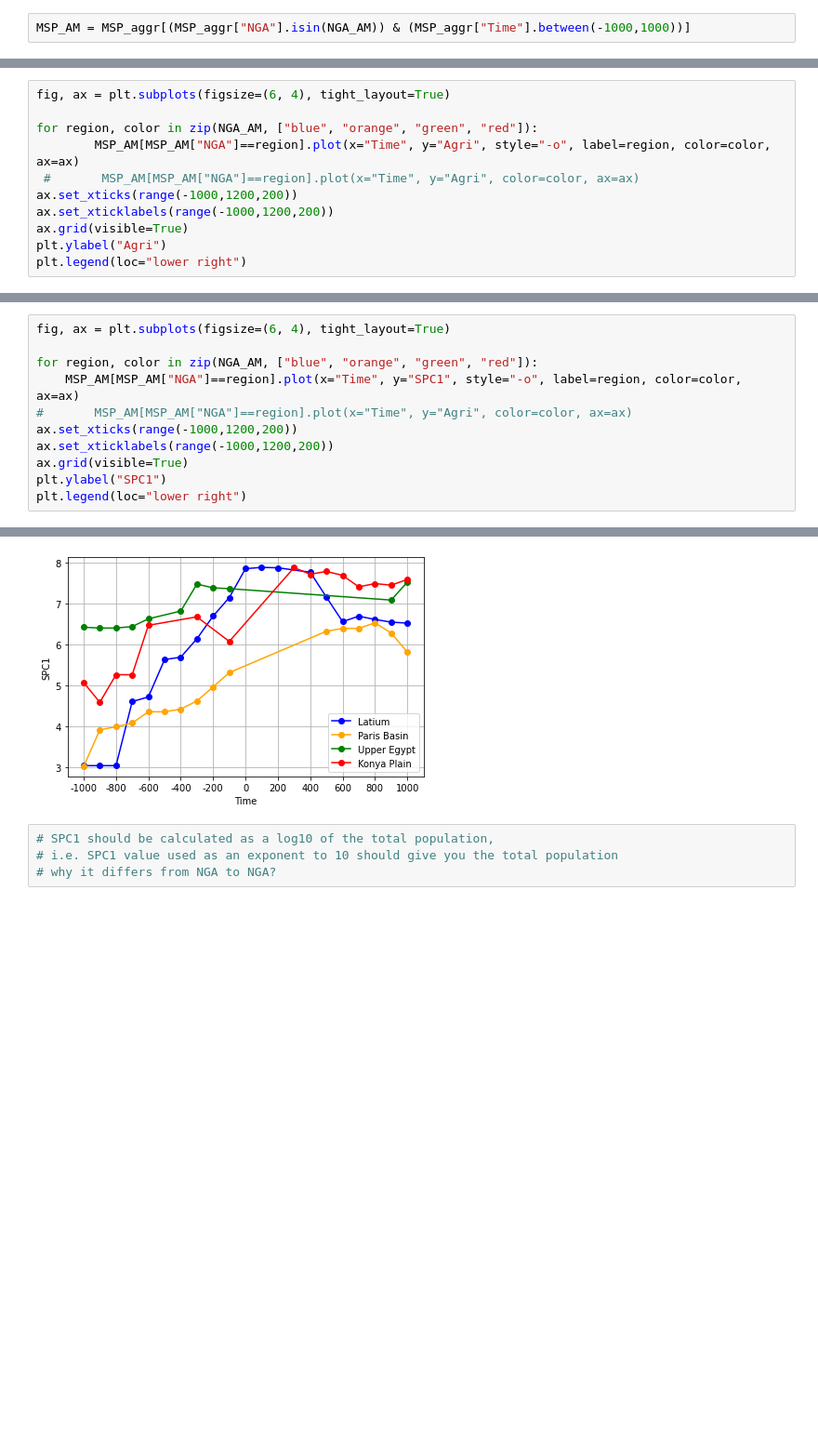
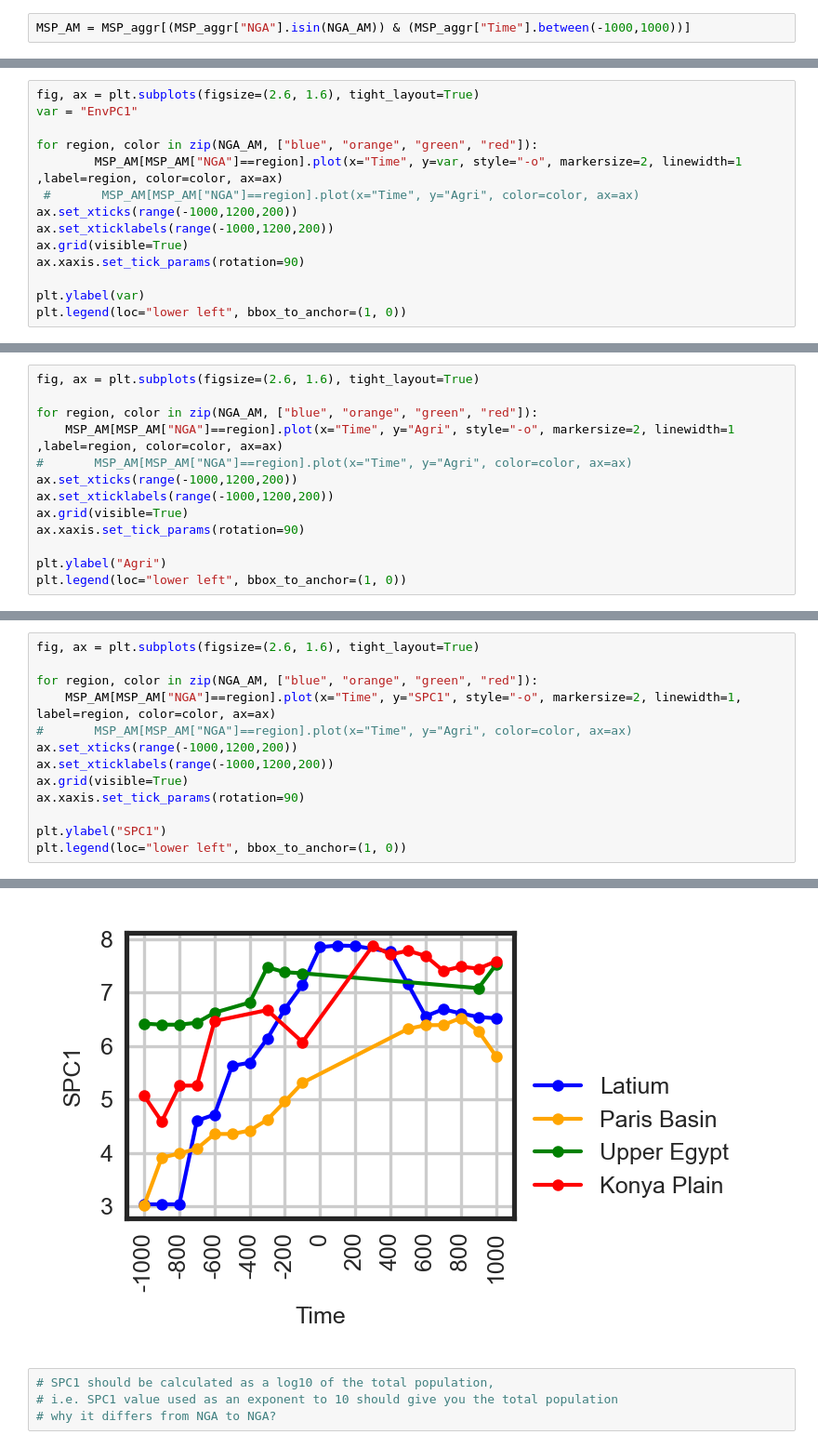
Before and after one commit to kasev/MSRagri, a Jupyter notebook: scripts/analysis.ipynb, the cells around one changed output, grey strips where cells are left out. Shown at 93% size. Saved outputs shown, nothing was run; the diff lists cells and outputs as text; blank space fills up the shorter version.

Commit message:
proxies - first overall figure

```diff
--- a/scripts/analysis.ipynb
+++ b/scripts/analysis.ipynb
@@ -85,0 +114,14 @@ MSP_AM
+# %%
+fig, ax = plt.subplots(figsize=(2.6, 1.6), tight_layout=True)
+var = "EnvPC1"
+
+for region, color in zip(NGA_AM, ["blue", "orange", "green", "red"]):
+        MSP_AM[MSP_AM["NGA"]==region].plot(x="Time", y=var, style="-o", markersize=2, linewidth=1 ,label=region, color=color, ax=ax)
+ #       MSP_AM[MSP_AM["NGA"]==region].plot(x="Time", y="Agri", color=color, ax=ax)
+ax.set_xticks(range(-1000,1200,200))
+ax.set_xticklabels(range(-1000,1200,200))
+ax.grid(visible=True)
+ax.xaxis.set_tick_params(rotation=90)
+
+plt.ylabel(var)
+plt.legend(loc="lower left", bbox_to_anchor=(1, 0))
@@ -86,11 +131,13 @@ MSP_AM
 # %%
-fig, ax = plt.subplots(figsize=(6, 4), tight_layout=True)
+fig, ax = plt.subplots(figsize=(2.6, 1.6), tight_layout=True)
 
 for region, color in zip(NGA_AM, ["blue", "orange", "green", "red"]):
-        MSP_AM[MSP_AM["NGA"]==region].plot(x="Time", y="Agri", style="-o", label=region, color=color, ax=ax)
- #       MSP_AM[MSP_AM["NGA"]==region].plot(x="Time", y="Agri", color=color, ax=ax)
+    MSP_AM[MSP_AM["NGA"]==region].plot(x="Time", y="Agri", style="-o", markersize=2, linewidth=1 ,label=region, color=color, ax=ax)
+#       MSP_AM[MSP_AM["NGA"]==region].plot(x="Time", y="Agri", color=color, ax=ax)
 ax.set_xticks(range(-1000,1200,200))
 ax.set_xticklabels(range(-1000,1200,200))
 ax.grid(visible=True)
+ax.xaxis.set_tick_params(rotation=90)
+
 plt.ylabel("Agri")
-plt.legend(loc="lower right")
+plt.legend(loc="lower left", bbox_to_anchor=(1, 0))
@@ -100,17 +144,19 @@ plt.legend(loc="lower right")
 # %%
-fig, ax = plt.subplots(figsize=(6, 4), tight_layout=True)
+fig, ax = plt.subplots(figsize=(2.6, 1.6), tight_layout=True)
 
 for region, color in zip(NGA_AM, ["blue", "orange", "green", "red"]):
-    MSP_AM[MSP_AM["NGA"]==region].plot(x="Time", y="SPC1", style="-o", label=region, color=color, ax=ax)
+    MSP_AM[MSP_AM["NGA"]==region].plot(x="Time", y="SPC1", style="-o", markersize=2, linewidth=1, label=region, color=color, ax=ax)
 #       MSP_AM[MSP_AM["NGA"]==region].plot(x="Time", y="Agri", color=color, ax=ax)
 ax.set_xticks(range(-1000,1200,200))
 ax.set_xticklabels(range(-1000,1200,200))
 ax.grid(visible=True)
+ax.xaxis.set_tick_params(rotation=90)
+
 plt.ylabel("SPC1")
-plt.legend(loc="lower right")
+plt.legend(loc="lower left", bbox_to_anchor=(1, 0))
 # %% [output]
 <matplotlib.legend.Legend at 0x...>
-[figure, old version]
+[figure, new version]
 # %%
 # SPC1 should be calculated as a log10 of the total population,
 # i.e. SPC1 value used as an exponent to 10 should give you the total population
```
Also changed, not shown: parts of 42 cells of this notebook, 1 other file.
